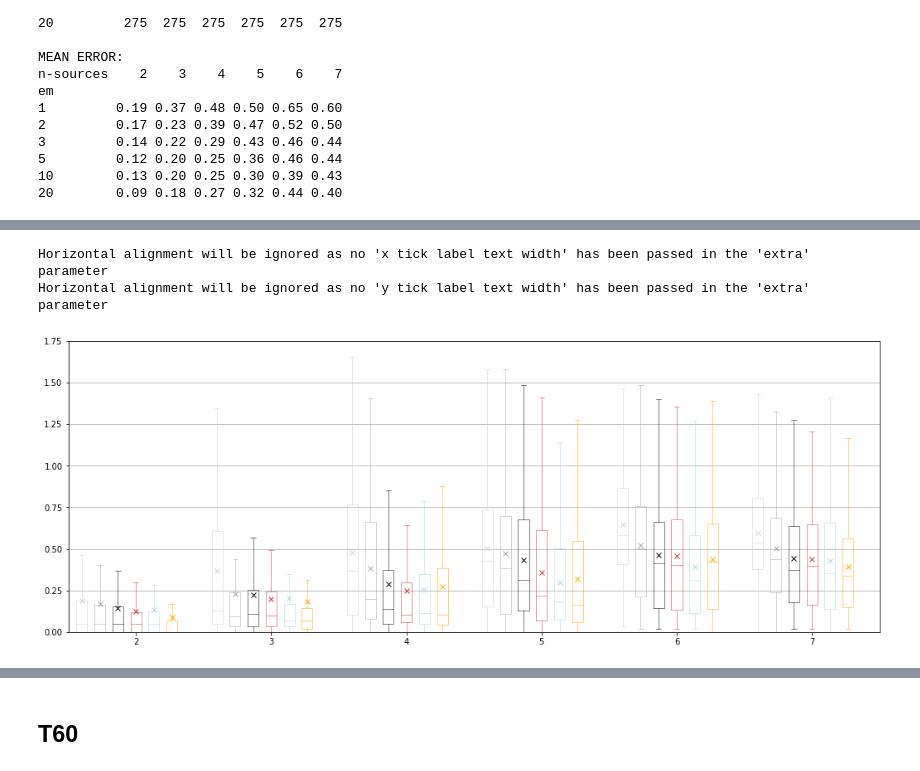
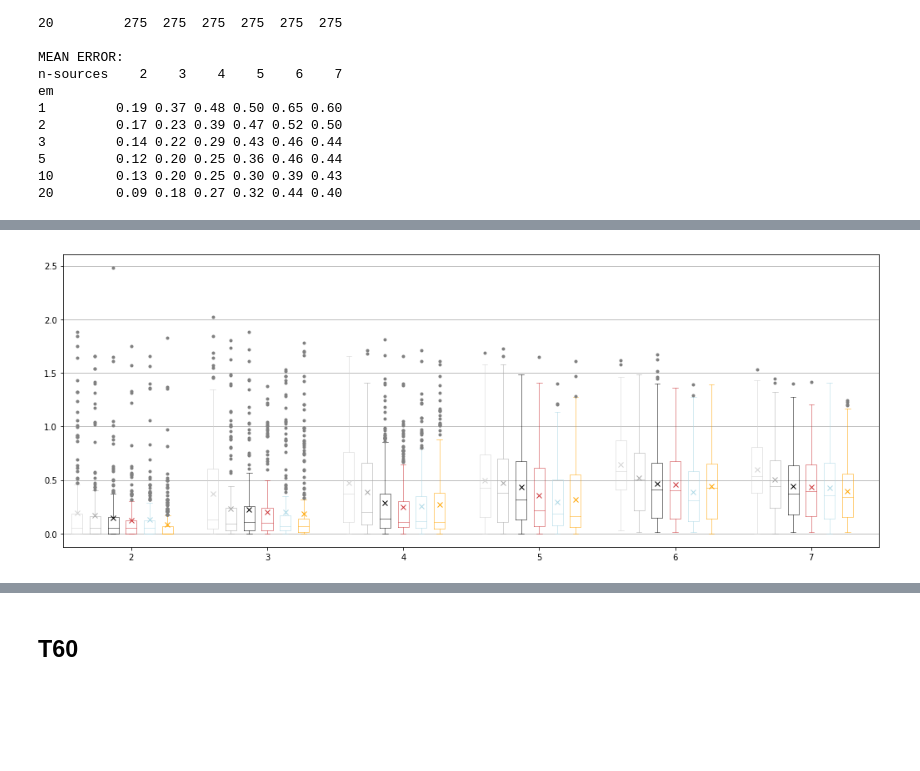
Before and after one commit to jannismain/fau-lnt-source-tracking-code, a Jupyter notebook: python/analysis-mean-err.ipynb, the cells around one changed output, grey strips where cells are left out. Cells and saved outputs as stored; diff of their text form; code cells hidden in the pictures; blank space fills up the shorter version.

```diff
--- a/python/analysis-mean-err.ipynb
+++ b/python/analysis-mean-err.ipynb
@@ -1,7 +1,7 @@
 # %% [markdown]
 # Mean Error Analysis
 # %%
-EXPORT_LATEX = True
+EXPORT_LATEX = False
 
 %matplotlib inline
 # %matplotlib notebook would provide interactive plots
@@ -146,24 +118,3 @@ em
 5         0.12 0.20 0.25 0.36 0.46 0.44
 10        0.13 0.20 0.25 0.30 0.39 0.43
 20        0.09 0.18 0.27 0.32 0.44 0.40
-# %%
-# Print Boxplots
-ax, i = init_grid((2,3),(17,12))
-for val in dfp.index.values:
-    dftt = dft[dft[var]==val]
-    try:
-        bp = dftt.boxplot('err-mean', by=["n-sources"], return_type='both', figsize=(6,  6), showmeans=True, meanline=False, ax=ax[i])
-        style_boxplot(bp)
-        # plot line through means
-        ax[i].plot([1,2,3,4,5,6], *list(dfp[dfp.index==val].values), color=lms_red, linewidth=0.5)
-        # Title and legend are applied in LaTeX
-        # ax[i].set_title("{}={}".format(var,val))
-        # ax[i].legend([Rectangle((0, 0), 0, 0, alpha=0.0)], ['em={}'.format(int(val))], handlelength=0)
-        i+=1
-    except ValueError:
-        continue
-
-plt.tight_layout(.5)
-
-if EXPORT_LATEX:
-        tikz_save("".join([PATH_LATEX_PLOTS, 'boxplot-{}-{}.tex'.format(var, int(val))]))
@@ -184,33 +121,31 @@ Horizontal alignment will be ignored as no 'y tick label text width' has been pa
 # %%
 # Joint Boxplot, grouped
 offset = 0.40
 colors = ['lightgray', 'darkgray', 'k',lms_red, 'lightblue', 'orange']
 offset_table = np.arange(-offset, offset, 2*offset/len(colors))
 fig = figure( figsize=(17,6.5) )
 ax  = fig.add_subplot(111)
-boxplot_args = {'ax':ax,'notch':False,'return_type':'both','widths':0.08,'sym':'','showmeans':True, 'meanline':False}
+boxplot_args = {'ax':ax,'notch':False,'return_type':'both','widths':0.08,'showmeans':True, 'meanline':False}
 idx=0
 legend_dict = {}
 
 for val in dfp.index.values:
     dftt = dft[dft[var]==val]
     bp = dftt.boxplot("err-mean", by=["n-sources"], **boxplot_args, whiskerprops = WHISKER_PROPS)
     legend_dict["em={}".format(int(val))] = Patch(color=colors[idx])
     style_boxplot(bp, None, colors[idx])
     boxlines = bp["err-mean"][1]
     for el in boxlines:
         setp(boxlines[el], color=colors[idx],linewidth=0.5)  # this styles elements not in box
         for el2 in boxlines[el]:
             line = el2
             setp(line, xdata=getp(line, 'xdata')+offset_table[idx])
     idx+=1
 # plt.legend(list(legend_dict.values()), list(legend_dict.keys()))  # Legend is added in LaTeX!
 if EXPORT_LATEX:
     tikz_save("".join([PATH_LATEX_PLOTS, 'boxplot-joined-{}.tex'.format(var)]), strict=True, wrap=False)
 # %% [output]
-Horizontal alignment will be ignored as no 'x tick label text width' has been passed in the 'extra' parameter
-Horizontal alignment will be ignored as no 'y tick label text width' has been passed in the 'extra' parameter
-[figure, old version]
+[figure, new version]
 # %%
 # Print Means in Lineplot
 ax, i = init_grid((1,2),(15,8))
```
Also changed, not shown: parts of 31 cells of this notebook, 2 other files.
